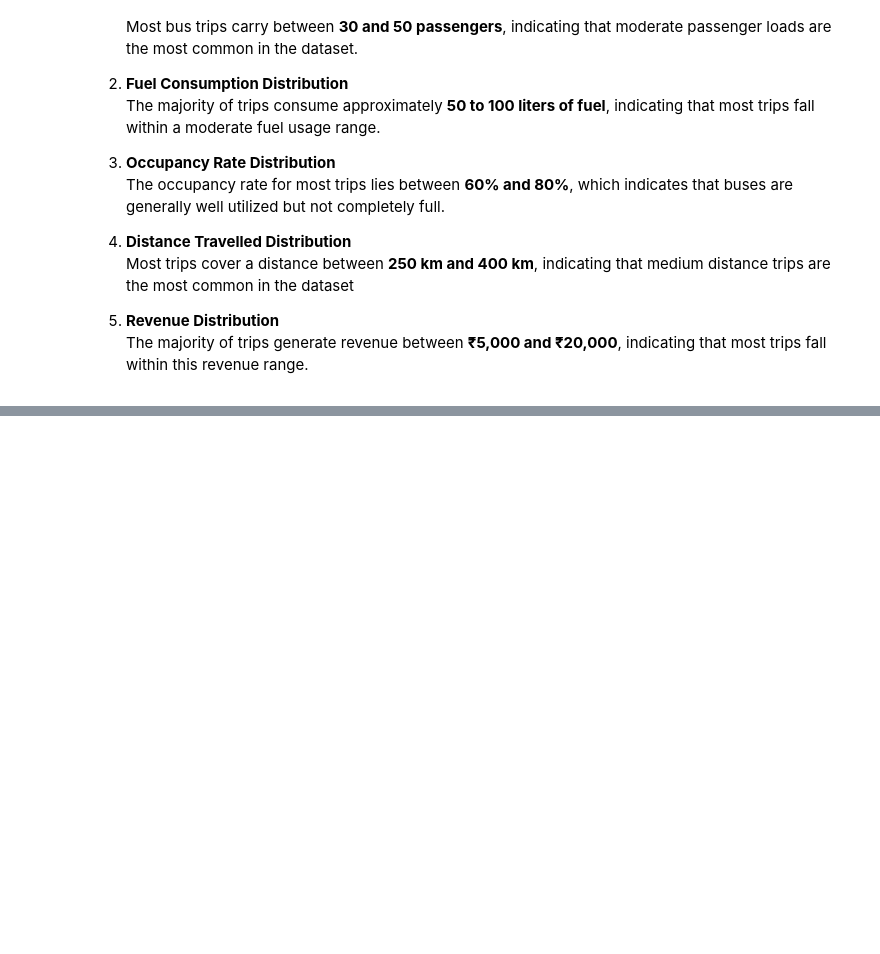
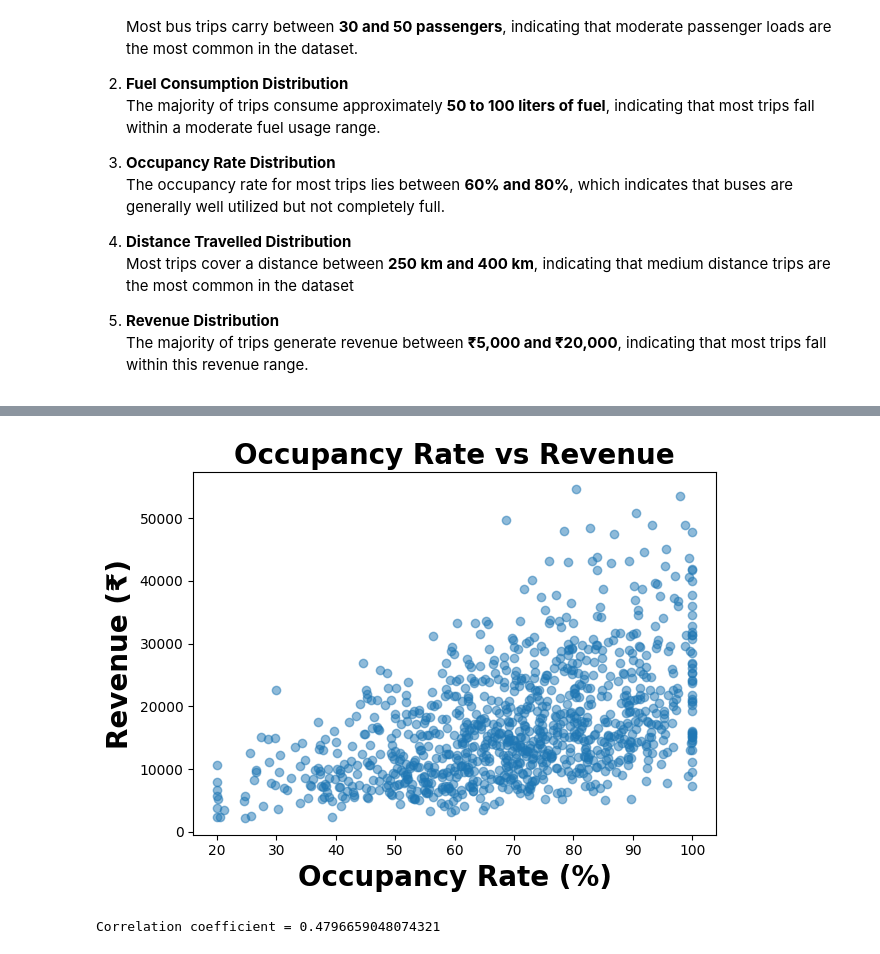
Before and after one commit to VRYeshwanth/AI-ML-Journey, a Jupyter notebook: Matplotlib Basics/Transport Data Analysis/analysis.ipynb, the cells around one changed output, grey strips where cells are left out. Cells and saved outputs as stored; diff of their text form; code cells hidden in the pictures; blank space fills up the shorter version.

```diff
--- a/Matplotlib Basics/Transport Data Analysis/analysis.ipynb
+++ b/Matplotlib Basics/Transport Data Analysis/analysis.ipynb
@@ -216,0 +250,16 @@ The majority of trips generate revenue between **₹5,000 and ₹20,000**, indic
+# %%
+plt.scatter(df['occupancy_rate'], df['revenue'], alpha=0.5)
+
+plt.title("Occupancy Rate vs Revenue", fontweight="bold", fontsize=20)
+plt.xlabel("Occupancy Rate (%)", fontweight="bold", fontsize=20)
+plt.ylabel("Revenue (₹)", fontweight="bold", fontsize=20)
+
+corr_occupancy_revenue = np.corrcoef(df['occupancy_rate'], df['revenue'])[0,1]
+
+plt.tight_layout()
+plt.show()
+
+print("Correlation coefficient = " +str(corr_occupancy_revenue))
+# %% [output]
+[figure, added]
+Correlation coefficient = 0.4796659048074321
```
Also changed, not shown: parts of 2 cells of this notebook.
